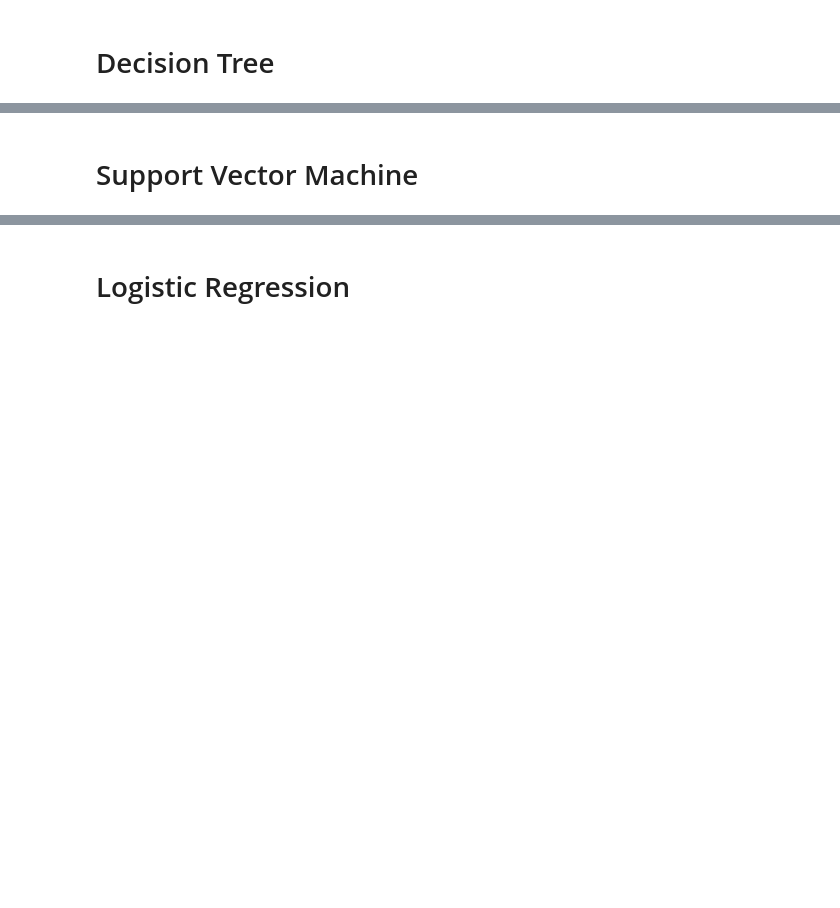
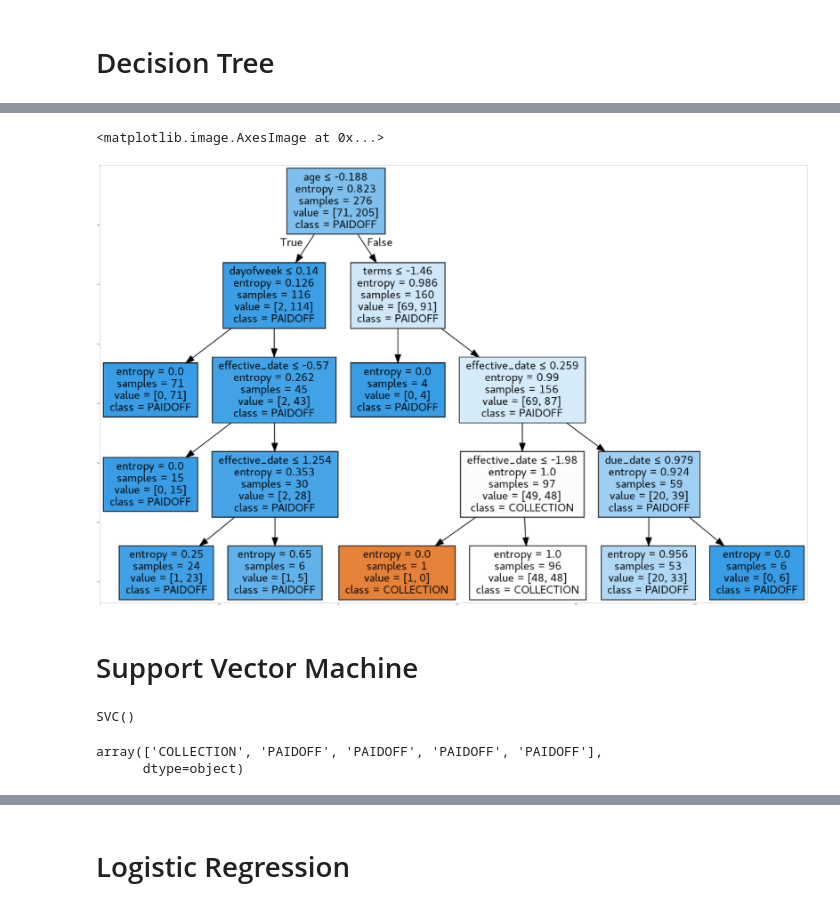
Before and after one commit to mahendra-gehlot/machine_learning_coursera, a Jupyter notebook: Capstone_Notebook.ipynb, the cells around one changed output, grey strips where cells are left out. Saved outputs shown, nothing was run; the diff lists cells and outputs as text; code cells hidden in the pictures; blank space fills up the shorter version.

```diff
--- a/Capstone_Notebook.ipynb
+++ b/Capstone_Notebook.ipynb
@@ -280,0 +320,9 @@ Notice: You should find the best k to build the model with the best accuracy.\
+# %%
+drugTree = DecisionTreeClassifier(criterion="entropy", max_depth = 4)
+drugTree
+drugTree.fit(X_train,y_train)
+predTree = drugTree.predict(X_test)
+
+#INSTALLATIONS TO VIEW THE DECISION TREE
+!conda install -c conda-forge pydotplus -y
+!conda install -c conda-forge python-graphviz -y
@@ -281,2 +347,36 @@ Notice: You should find the best k to build the model with the best accuracy.\
+# %%
+import six
+import sys
+sys.modules['sklearn.externals.six'] = six
+from six import StringIO
+import pydotplus
+import matplotlib.image as mpimg
+from sklearn import tree
+%matplotlib inline
+dot_data = StringIO()
+filename = "drugtree.png"
+featureNames = df.columns[3: 11]
+targetNames = df["loan_status"].unique().tolist()
+out=tree.export_graphviz(drugTree,feature_names=featureNames, out_file=dot_data, class_names= np.unique(y_train), filled=True,  special_characters=True,rotate=False)
+graph = pydotplus.graph_from_dot_data(dot_data.getvalue())
+graph.write_png(filename)
+img = mpimg.imread(filename)
+plt.figure(figsize=(100, 200))
+plt.imshow(img,interpolation='nearest')
+# %% [output]
+<matplotlib.image.AxesImage at 0x...>
+[figure, added]
 # %% [markdown]
 # Support Vector Machine
+# %%
+from sklearn import svm
+clf = svm.SVC(kernel='rbf')
+clf.fit(X_train, y_train)
+# %% [output]
+SVC()
+# %%
+yhatsvm = clf.predict(X_test)
+yhatsvm [0:5]
+# %% [output]
+array(['COLLECTION', 'PAIDOFF', 'PAIDOFF', 'PAIDOFF', 'PAIDOFF'],
+      dtype=object)
```
Also changed, not shown: parts of 19 cells of this notebook.
